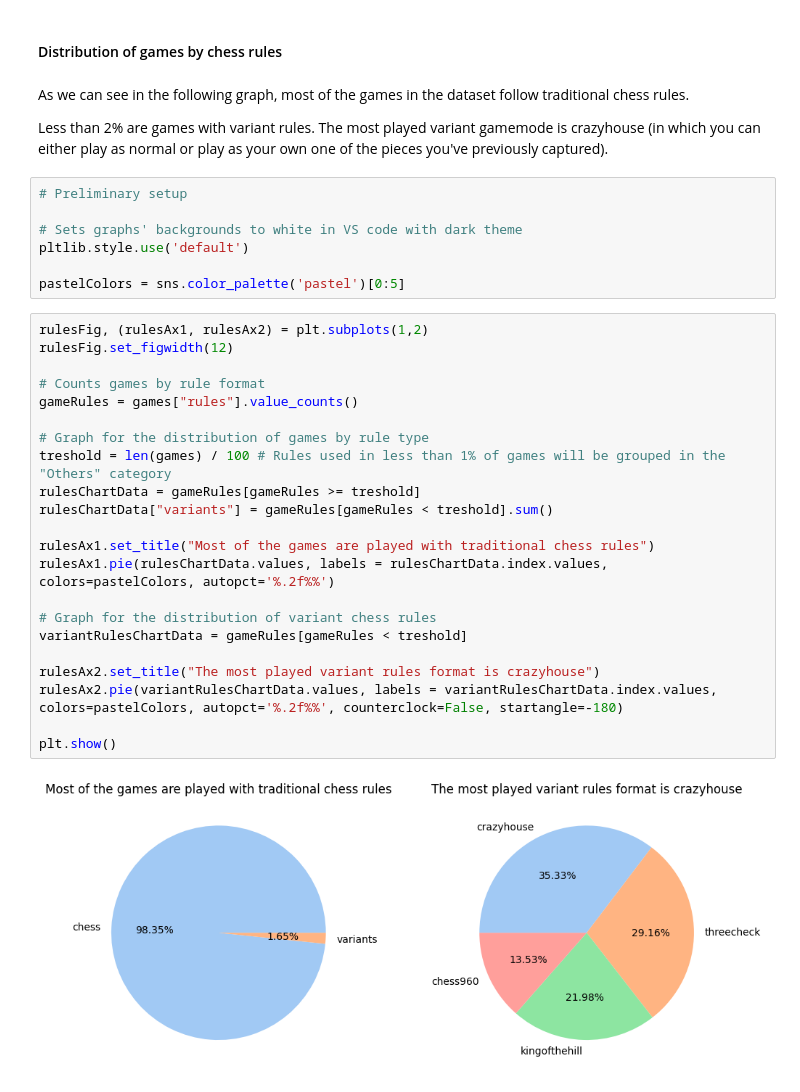
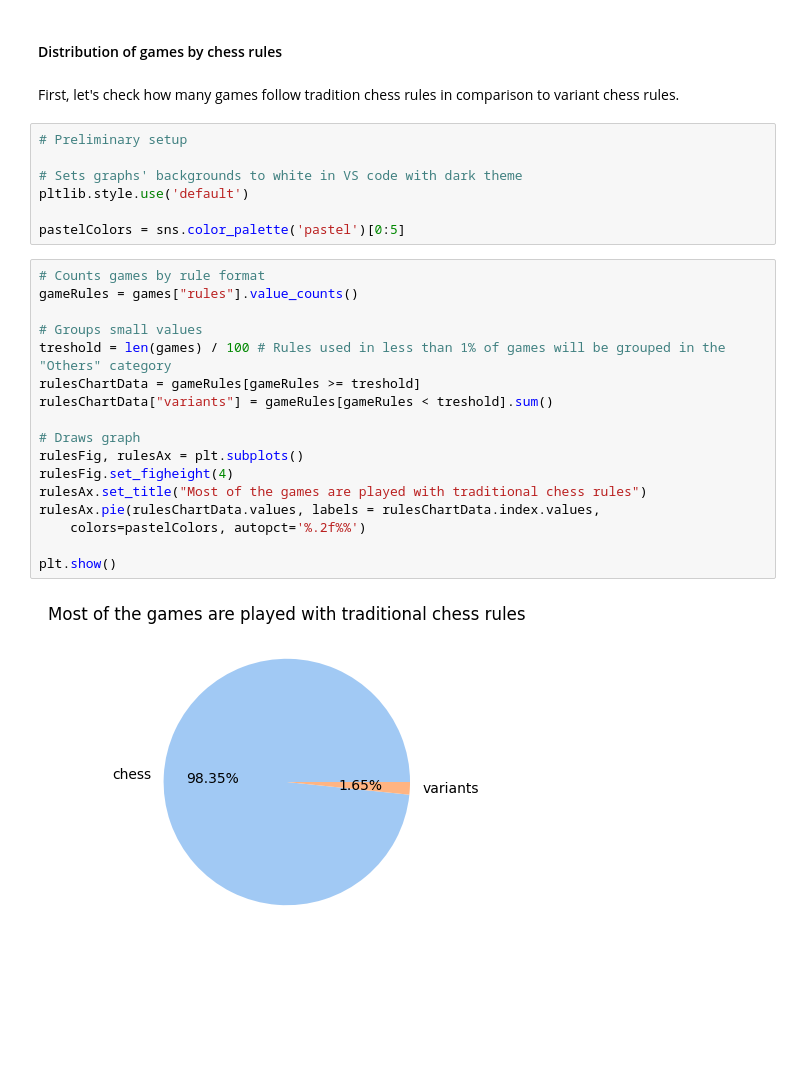
Before and after one commit to lamparelli/chess-data-analysis, a Jupyter notebook: main.ipynb, the cells around one changed output. Saved outputs shown, nothing was run; the diff lists cells and outputs as text; blank space fills up the shorter version.

Commit message:
minor changes to game rules visualization

```diff
--- a/main.ipynb
+++ b/main.ipynb
@@ -808,10 +808,8 @@ Domain knowledge on chess allows us to expect that:
 - there should be a higher percentage of games with per-game timer (non-daily games)
 # %% [markdown]
 #### Distribution of games by chess rules
-# %% [markdown]
-As we can see in the following graph, most of the games in the dataset follow traditional chess rules.
-
-Less than 2% are games with variant rules. The most played variant gamemode is crazyhouse (in which you can either play as normal or play as your own one of the pieces you've previously captured).
+# %% [markdown]
+First, let's check how many games follow tradition chess rules in comparison to variant chess rules.
 # %%
 # Preliminary setup
 
@@ -820,26 +818,21 @@ pltlib.style.use('default')
 
 pastelColors = sns.color_palette('pastel')[0:5]
 # %%
-rulesFig, (rulesAx1, rulesAx2) = plt.subplots(1,2)
-rulesFig.set_figwidth(12)
-
 # Counts games by rule format
 gameRules = games["rules"].value_counts()
 
-# Graph for the distribution of games by rule type
+# Groups small values
 treshold = len(games) / 100 # Rules used in less than 1% of games will be grouped in the "Others" category
 rulesChartData = gameRules[gameRules >= treshold]
 rulesChartData["variants"] = gameRules[gameRules < treshold].sum()
 
-rulesAx1.set_title("Most of the games are played with traditional chess rules")
-rulesAx1.pie(rulesChartData.values, labels = rulesChartData.index.values, colors=pastelColors, autopct='%.2f%%')
-
-# Graph for the distribution of variant chess rules
-variantRulesChartData = gameRules[gameRules < treshold]
-
-rulesAx2.set_title("The most played variant rules format is crazyhouse")
-rulesAx2.pie(variantRulesChartData.values, labels = variantRulesChartData.index.values, colors=pastelColors, autopct='%.2f%%', counterclock=False, startangle=-180)
+# Draws graph
+rulesFig, rulesAx = plt.subplots()
+rulesFig.set_figheight(4)
+rulesAx.set_title("Most of the games are played with traditional chess rules")
+rulesAx.pie(rulesChartData.values, labels = rulesChartData.index.values,
+    colors=pastelColors, autopct='%.2f%%')
 
 plt.show()
 # %% [output]
-[figure, old version]
+[figure, new version]
```
Also changed, not shown: parts of 4 cells of this notebook.
